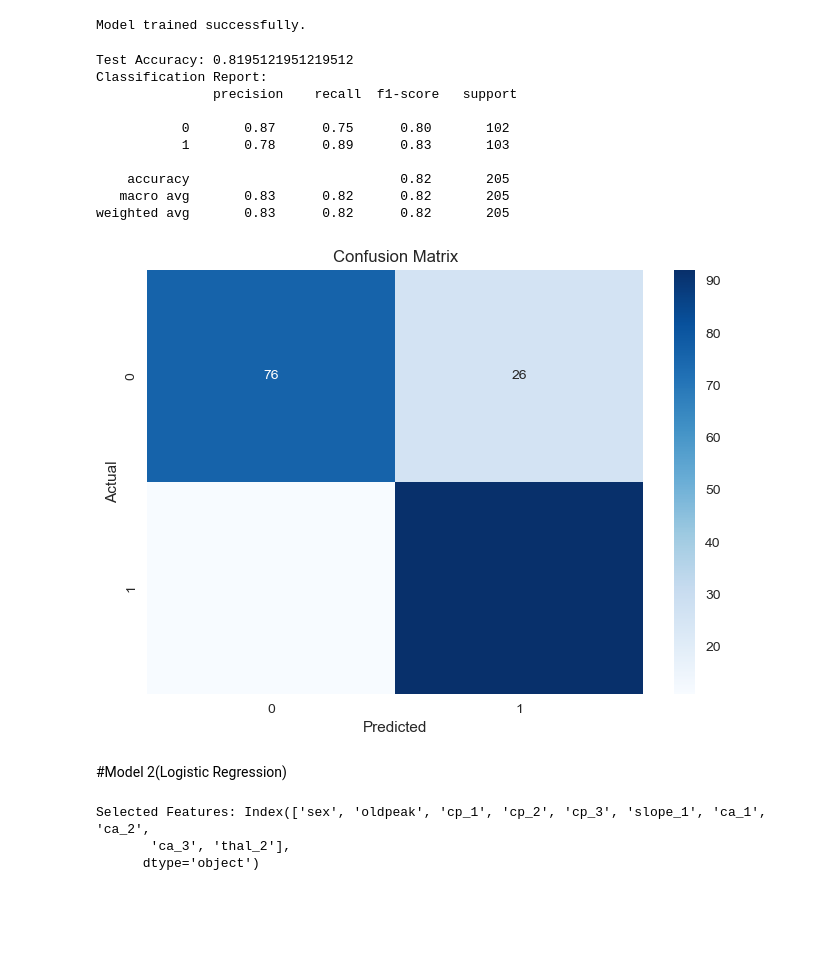
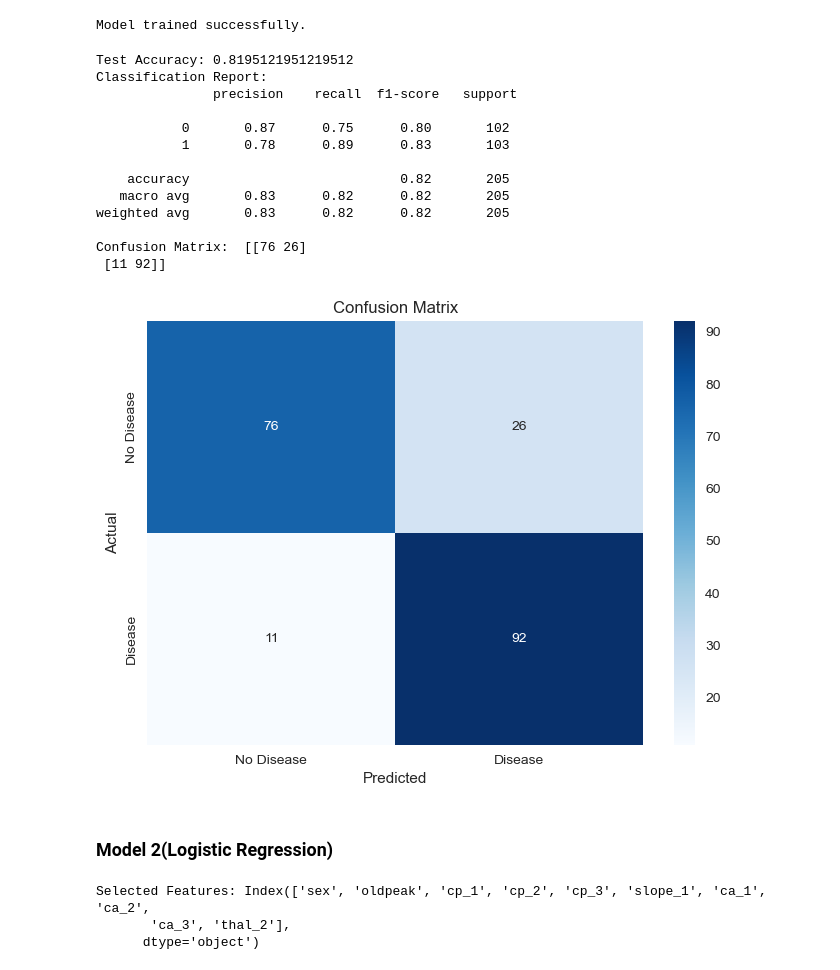
Before and after one commit to sumedha-ganguli/ds_project, a Jupyter notebook: Heart_Disease_Prediction.ipynb, the cells around one changed output. Saved outputs shown, nothing was run; the diff lists cells and outputs as text; code cells hidden in the pictures; blank space fills up the shorter version.

```diff
--- a/Heart_Disease_Prediction.ipynb
+++ b/Heart_Disease_Prediction.ipynb
@@ -117,42 +116,40 @@ model.fit(X_train, y_train.values.ravel())  # Flatten target array if necessary
 print("Model trained successfully.")
 # %% [output]
 Model trained successfully.
+# %%
+y_pred = model.predict(X_test)
+
+accuracy = accuracy_score(y_test, y_pred)
+cm = confusion_matrix(y_test, y_pred)
+print("Test Accuracy:", accuracy)
+print("Classification Report:\n", classification_report(y_test, y_pred))
+print("Confusion Matrix: ", cm)
+# %% [output]
+Test Accuracy: 0.8195121951219512
+Classification Report:
+               precision    recall  f1-score   support
+
+           0       0.87      0.75      0.80       102
+           1       0.78      0.89      0.83       103
+
+    accuracy                           0.82       205
+   macro avg       0.83      0.82      0.82       205
+weighted avg       0.83      0.82      0.82       205
+
+Confusion Matrix:  [[76 26]
+ [11 92]]
 # %%
-from sklearn.metrics import accuracy_score, classification_report, confusion_matrix
-
-# Predict on test data
-y_pred = model.predict(X_test)
-
-# Calculate accuracy
-accuracy = accuracy_score(y_test, y_pred)
-print("Test Accuracy:", accuracy)
-
-# Display classification report for detailed metrics
-print("Classification Report:\n", classification_report(y_test, y_pred))
-
-# Visualize confusion matrix (optional)
 import seaborn as sns
 import matplotlib.pyplot as plt
 
-cm = confusion_matrix(y_test, y_pred)
-sns.heatmap(cm, annot=True, fmt='d', cmap='Blues')
+sns.heatmap(cm, annot=True, xticklabels=["No Disease", "Disease"], yticklabels=["No Disease", "Disease"], fmt='d', cmap='Blues')
 plt.xlabel('Predicted')
 plt.ylabel('Actual')
 plt.title('Confusion Matrix')
 plt.show()
 # %% [output]
-Test Accuracy: 0.8195121951219512
-Classification Report:
-               precision    recall  f1-score   support
-
-           0       0.87      0.75      0.80       102
-           1       0.78      0.89      0.83       103
-
-    accuracy                           0.82       205
-   macro avg       0.83      0.82      0.82       205
-weighted avg       0.83      0.82      0.82       205
-[figure, old version]
+[figure, new version]
 # %% [markdown]
-#Model 2(Logistic Regression)
+### Model 2(Logistic Regression)
 # %%
 # Initialize Logistic Regression model
```
Also changed, not shown: parts of 5 cells of this notebook.
